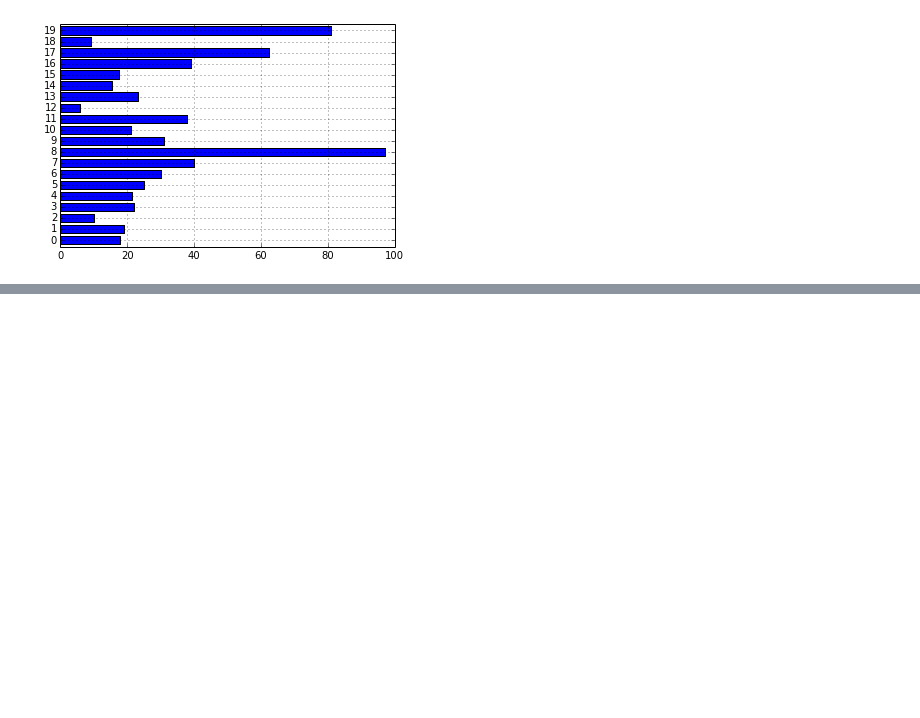
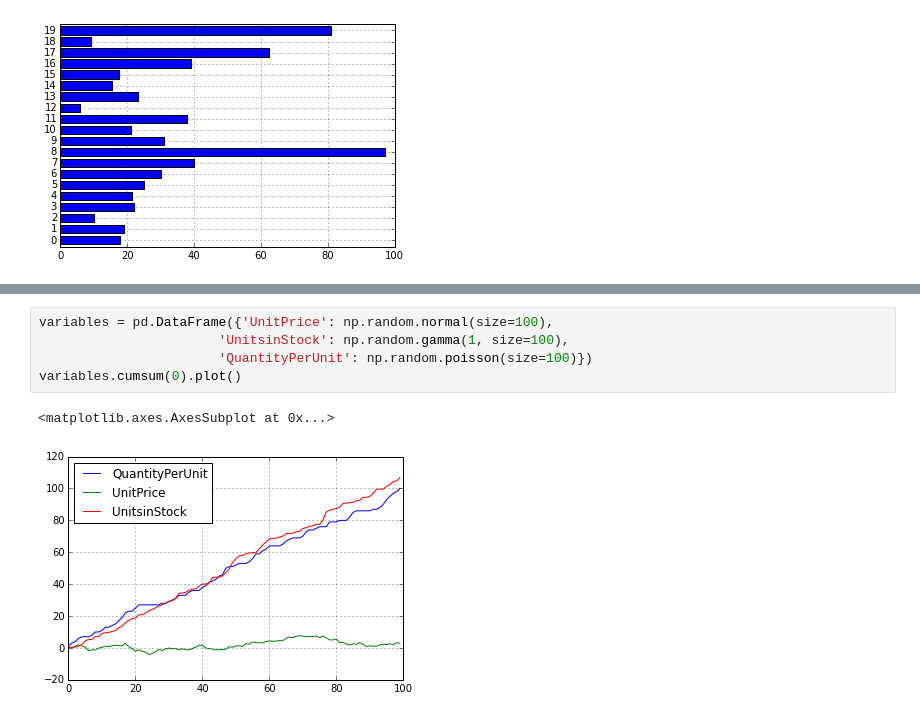
Before and after one commit to rtalyansky/Data-Analysis-Practice, a Jupyter notebook: Pandasql/Pandaspractice.ipynb, the cells around one changed output, grey strips where cells are left out. Drawn from its saved outputs; the diff is of its cells as text; blank space fills up the shorter version.

```diff
--- a/Pandasql/Pandaspractice.ipynb
+++ b/Pandasql/Pandaspractice.ipynb
@@ -149,0 +162,8 @@ a.UnitPrice.plot(kind='barh')
+# %%
+variables = pd.DataFrame({'UnitPrice': np.random.normal(size=100),
+                       'UnitsinStock': np.random.gamma(1, size=100),
+                       'QuantityPerUnit': np.random.poisson(size=100)})
+variables.cumsum(0).plot()
+# %% [output]
+<matplotlib.axes.AxesSubplot at 0x...>
+[figure, added]
```
Also changed, not shown: parts of 7 cells of this notebook.
